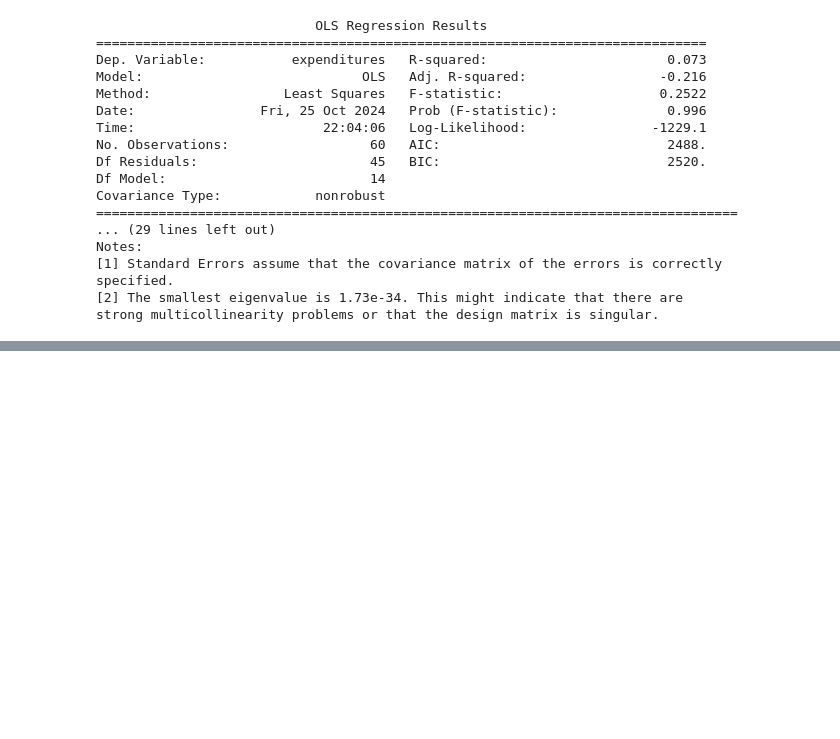
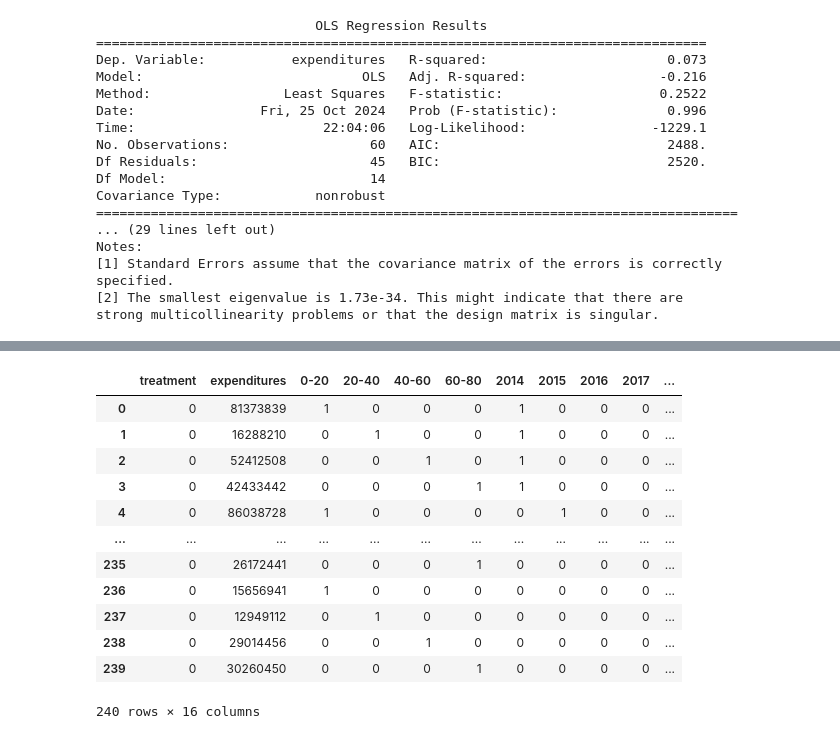
Before and after one commit to bparent11/analysingEffectOfHealthPlanInFrance, a Jupyter notebook: code/regression.ipynb, the cells around one changed output, grey strips where cells are left out. Drawn from its saved outputs; the diff is of its cells as text; code cells hidden in the pictures; blank space fills up the shorter version.

```diff
--- a/code/regression.ipynb
+++ b/code/regression.ipynb
@@ -189,0 +308,2 @@ strong multicollinearity problems or that the design matrix is singular.
+# %%
+df_final["treatment_year"] = df_final["treatment"] * df_final["after_treatment_year"]
@@ -189,0 +480,4 @@ strong multicollinearity problems or that the design matrix is singular.
+# %%
+labels_name = ["optical", "orthoprotheses", "dmi_synthe", "audioprotheses", "ortheses", "aerosol"]
+labels = [optical, orthoprotheses, dmi_synthe, audioprotheses, ortheses, aerosol]
+dict = {labels_name[i]:labels[i] for i in range(6)}
@@ -189,0 +536,10 @@ strong multicollinearity problems or that the design matrix is singular.
+# %%
+df_final["after_treatment_year"] = 0
+
+mask = ~df_final.iloc[:, 0].isin([(j+2014) for j in range(5)])
+
+# Appliquer le masque pour définir "after_treatment_year" à 1 là où le masque est True
+df_final.loc[mask, "after_treatment_year"] = 1
+# %%
+df_final.drop(columns="year", inplace=True)
+df_final
@@ -189,0 +620,53 @@ strong multicollinearity problems or that the design matrix is singular.
+# %%
+i=0
+for group_name in labels_name:
+
+    if group_name == "optical":
+        treatment = [0, 0, 0, 0, 0, 0, 1, 1, 1, 1]
+    elif group_name == "audioprotheses":
+        treatment = [0, 0, 0, 0, 0, 1, 1, 1, 1, 1]
+    else:
+        treatment = [0 for j in range(10)]
+
+    data = []
+
+    k=0
+    for year, age_data in optical.items():
+        for age_range, values in age_data.items():
+            data.append({
+                "year": year,
+                "age_range": age_range,
+                "treatment": treatment[k],
+                "expenditures": values[1]
+            })
+        k+=1
+
+    df = pd.DataFrame(data)
+
+    df = pd.get_dummies(df, columns=['age_range'], prefix='', prefix_sep='').astype(int)
+    df = pd.get_dummies(df, columns=['year'], prefix='', prefix_sep='').astype(int)
+
+    if i == 0:
+        df_final = df
+        i+=1
+    else:
+        df_final = pd.concat([df_final, df], axis=0)
+
+df_final.reset_index(inplace=True)
+df_final.drop(columns="index", inplace=True)
+
+df_final
+# %% [output]
+|  | treatment | expenditures | 0-20 | 20-40 | 40-60 | 60-80 | 2014 | 2015 | 2016 | 2017 | ... |
+| 0 | 0 | 81373839 | 1 | 0 | 0 | 0 | 1 | 0 | 0 | 0 | ... |
+| 1 | 0 | 16288210 | 0 | 1 | 0 | 0 | 1 | 0 | 0 | 0 | ... |
+| 2 | 0 | 52412508 | 0 | 0 | 1 | 0 | 1 | 0 | 0 | 0 | ... |
+| 3 | 0 | 42433442 | 0 | 0 | 0 | 1 | 1 | 0 | 0 | 0 | ... |
+| 4 | 0 | 86038728 | 1 | 0 | 0 | 0 | 0 | 1 | 0 | 0 | ... |
+| ... | ... | ... | ... | ... | ... | ... | ... | ... | ... | ... | ... |
+| 235 | 0 | 26172441 | 0 | 0 | 0 | 1 | 0 | 0 | 0 | 0 | ... |
+| 236 | 0 | 15656941 | 1 | 0 | 0 | 0 | 0 | 0 | 0 | 0 | ... |
+| 237 | 0 | 12949112 | 0 | 1 | 0 | 0 | 0 | 0 | 0 | 0 | ... |
+| 238 | 0 | 29014456 | 0 | 0 | 1 | 0 | 0 | 0 | 0 | 0 | ... |
+| 239 | 0 | 30260450 | 0 | 0 | 0 | 1 | 0 | 0 | 0 | 0 | ... |
+240 rows × 16 columns
```
Also changed, not shown: parts of 48 cells of this notebook.
